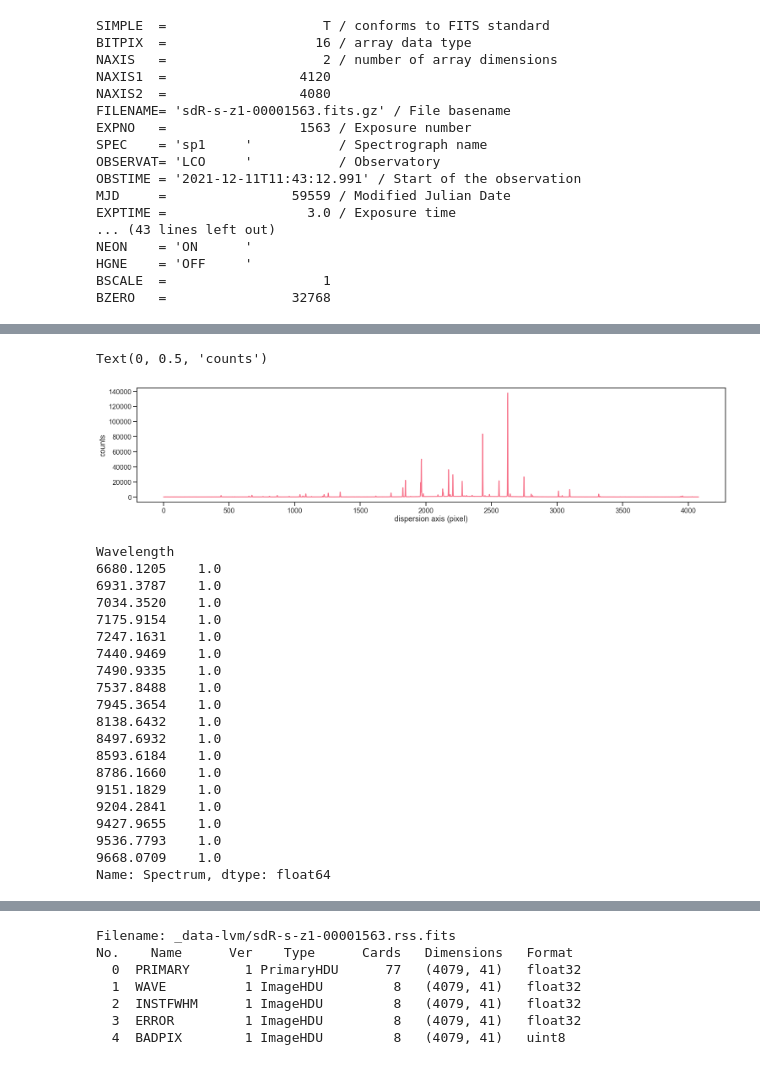
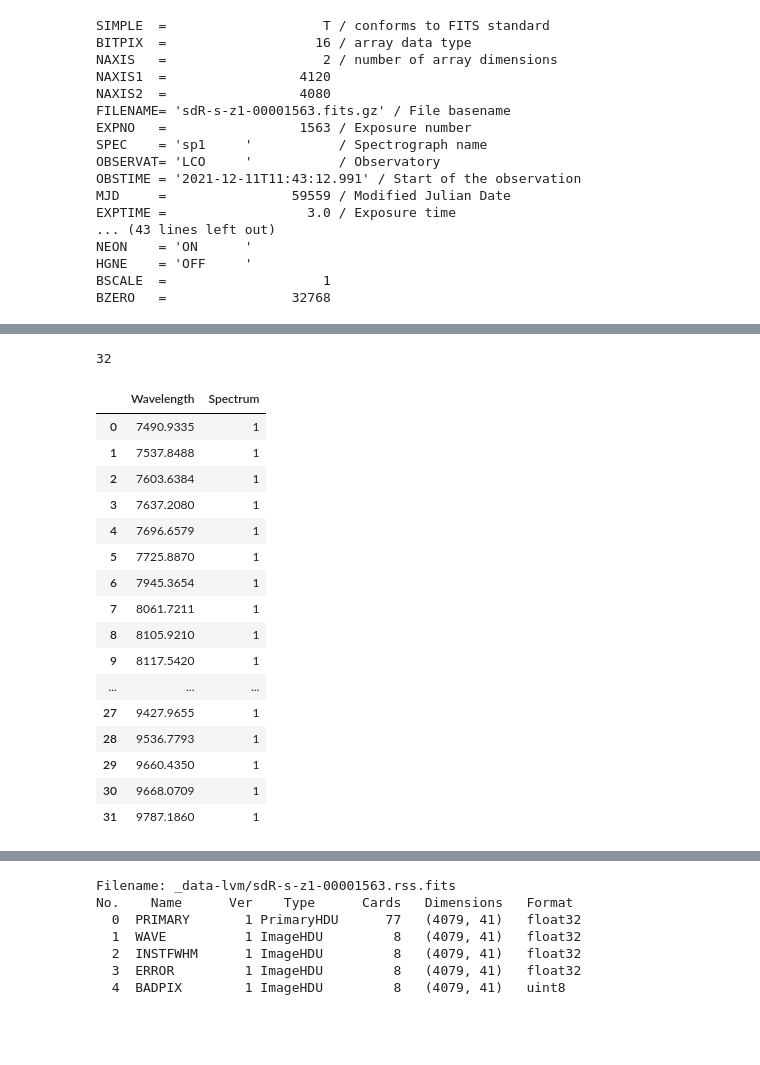
Before and after one commit to sdss/lvmdrp, a Jupyter notebook: docs/nb/lab-lamps.ipynb, the cells around one changed output, grey strips where cells are left out. Saved outputs shown, nothing was run; the diff lists cells and outputs as text; code cells hidden in the pictures; blank space fills up the shorter version.

Commit message:
trying new wavelength solution

```diff
--- a/docs/nb/lab-lamps.ipynb
+++ b/docs/nb/lab-lamps.ipynb
@@ -324,16 +330,19 @@ BZERO   =                32768
 # %%
-# 360 nm - 555 nm (Blue channel CCDs)
-# 555 nm - 656 nm (Red channel CCDs)
-# 656 nm - 980 nm (NIR channel CCDs)
-# wli, wlf = 3600, 5550
-# wli, wlf = 5550, 6560
-wli, wlf = 6560, 9800
+# 360-593 nm (Blue channel CCDs)
+# 566-772 nm (Red channel CCDs)
+# 747-980 nm (NIR channel CCDs)
+# wli, wlf = 3600, 5930
+# wli, wlf = 5660, 7720
+wli, wlf = 7470, 9800
 ised = 21
 
 neon_ref = pd.read_csv("_data-lvm/neon-lines_desi.txt", sep="\s+", comment="#", names=["Wavelength", "Spectrum", "Spectrograph"]).sort_values("Wavelength").set_index("Wavelength")
 neon_cur_ref = neon_ref.Spectrum
-neon_cur_ref = neon_cur_ref.str.startswith("Ne").astype(int)
-neon_cur_ref = neon_cur_ref.loc[(wli<=neon_cur_ref.index)&(neon_cur_ref.index<=wlf)]#.plot(figsize=(25,5), kind="bar")
+neon_cur_ref = neon_cur_ref.str.strip().str.isalpha().astype(int)
+neon_cur_ref = neon_cur_ref.loc[(wli<=neon_cur_ref.index)&(neon_cur_ref.index<=wlf)]
+neon_cur_ref = neon_cur_ref.loc[neon_cur_ref!=0]
+
+print(len(neon_cur_ref))
 
 del_wl = np.diff(neon_cur_ref.index).min()
 new_wl = np.unique(np.arange(wli, wlf+del_wl, del_wl).tolist()+neon_cur_ref.index.to_list())
@@ -344,34 +353,25 @@ neon_spec = neon_cur_ref.reindex(new_wl).fillna(0)
 ext, ext_header = fits.getdata(f"_data-lvm/{arc_name}.ms.fits", header=True)
 target_spec = ext[ised]
 # target_spec[target_spec<target_spec.std()] = 0
+# %% [output]
+32
-# %%
-plt.figure(figsize=(25,5))
-plt.plot(ext[ised])
-plt.xlabel("dispersion axis (pixel)")
-plt.ylabel("counts")
-# %% [output]
-Text(0, 0.5, 'counts')
-[figure, removed]
-# %%
-neon_spec.mask(neon_spec==0).dropna()
-# %% [output]
-Wavelength
-6680.1205    1.0
-6931.3787    1.0
-7034.3520    1.0
-7175.9154    1.0
-7247.1631    1.0
-7440.9469    1.0
-7490.9335    1.0
-7537.8488    1.0
-7945.3654    1.0
-8138.6432    1.0
-8497.6932    1.0
-8593.6184    1.0
-8786.1660    1.0
-9151.1829    1.0
-9204.2841    1.0
-9427.9655    1.0
-9536.7793    1.0
-9668.0709    1.0
-Name: Spectrum, dtype: float64
+# %%
+neon_cur_ref.reset_index()
+# %% [output]
+|  | Wavelength | Spectrum |
+| 0 | 7490.9335 | 1 |
+| 1 | 7537.8488 | 1 |
+| 2 | 7603.6384 | 1 |
+| 3 | 7637.2080 | 1 |
+| 4 | 7696.6579 | 1 |
+| 5 | 7725.8870 | 1 |
+| 6 | 7945.3654 | 1 |
+| 7 | 8061.7211 | 1 |
+| 8 | 8105.9210 | 1 |
+| 9 | 8117.5420 | 1 |
+| ... | ... | ... |
+| 27 | 9427.9655 | 1 |
+| 28 | 9536.7793 | 1 |
+| 29 | 9660.4350 | 1 |
+| 30 | 9668.0709 | 1 |
+| 31 | 9787.1860 | 1 |
```
Also changed, not shown: parts of 10 cells of this notebook, 1 other file.
